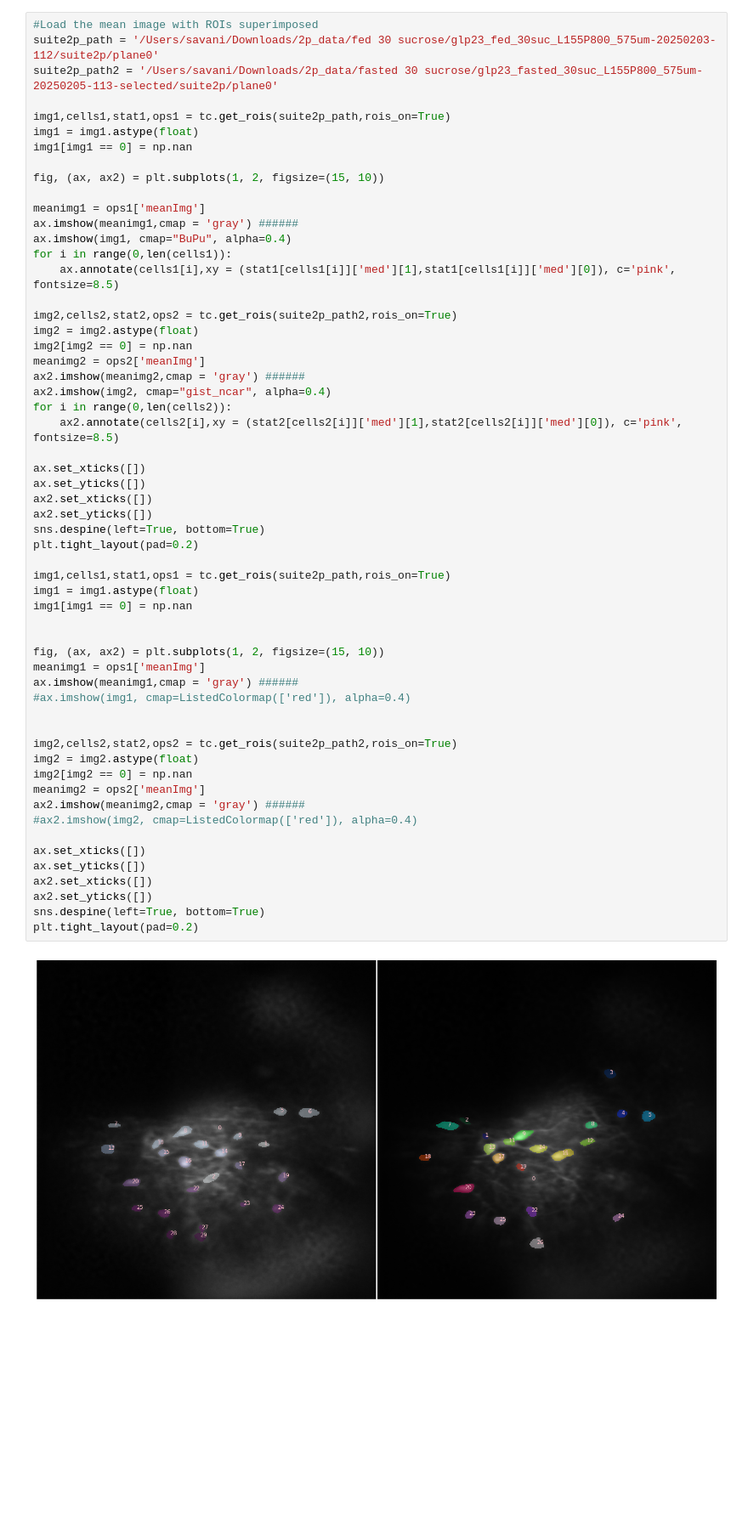
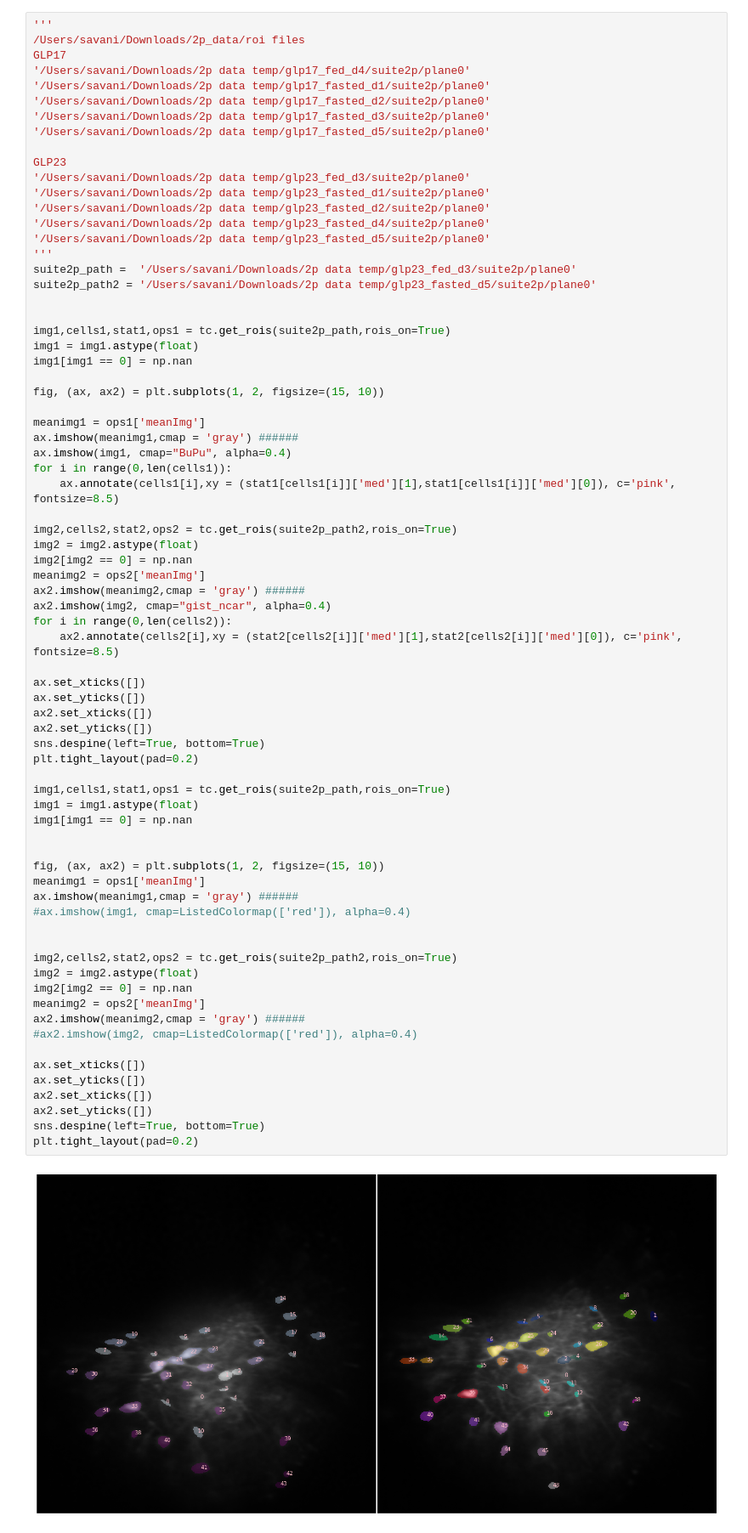
Before and after one commit to RohanSavani/PVN_GLP1R_2P, a Jupyter notebook: src/notebooks/ROIviz.ipynb, the cells around one changed output. Shown: that part at 85% size. Drawn from its saved outputs; the diff is of its cells as text; blank space fills up the shorter version.

```diff
--- a/src/notebooks/ROIviz.ipynb
+++ b/src/notebooks/ROIviz.ipynb
@@ -20,9 +20,25 @@ import trackcells as tc
 
 # NOTE: 1.2495 microns per pixel
 # %%
-#Load the mean image with ROIs superimposed
-suite2p_path = '/Users/savani/Downloads/2p_data/fed 30 sucrose/glp23_fed_30suc_L155P800_575um-20250203-112/suite2p/plane0'
-suite2p_path2 = '/Users/savani/Downloads/2p_data/fasted 30 sucrose/glp23_fasted_30suc_L155P800_575um-20250205-113-selected/suite2p/plane0'
+'''
+/Users/savani/Downloads/2p_data/roi files
+GLP17
+'/Users/savani/Downloads/2p data temp/glp17_fed_d4/suite2p/plane0'
+'/Users/savani/Downloads/2p data temp/glp17_fasted_d1/suite2p/plane0'
+'/Users/savani/Downloads/2p data temp/glp17_fasted_d2/suite2p/plane0'
+'/Users/savani/Downloads/2p data temp/glp17_fasted_d3/suite2p/plane0'
+'/Users/savani/Downloads/2p data temp/glp17_fasted_d5/suite2p/plane0'
+
+GLP23
+'/Users/savani/Downloads/2p data temp/glp23_fed_d3/suite2p/plane0'
+'/Users/savani/Downloads/2p data temp/glp23_fasted_d1/suite2p/plane0'
+'/Users/savani/Downloads/2p data temp/glp23_fasted_d2/suite2p/plane0'
+'/Users/savani/Downloads/2p data temp/glp23_fasted_d4/suite2p/plane0'
+'/Users/savani/Downloads/2p data temp/glp23_fasted_d5/suite2p/plane0'
+'''
+suite2p_path =  '/Users/savani/Downloads/2p data temp/glp23_fed_d3/suite2p/plane0'
+suite2p_path2 = '/Users/savani/Downloads/2p data temp/glp23_fasted_d5/suite2p/plane0'
+
 
 img1,cells1,stat1,ops1 = tc.get_rois(suite2p_path,rois_on=True)
 img1 = img1.astype(float)
@@ -50,31 +66,31 @@ ax.set_yticks([])
 ax2.set_xticks([])
 ax2.set_yticks([])
 sns.despine(left=True, bottom=True)
 plt.tight_layout(pad=0.2)
 
 img1,cells1,stat1,ops1 = tc.get_rois(suite2p_path,rois_on=True)
 img1 = img1.astype(float)
 img1[img1 == 0] = np.nan
 
 
 fig, (ax, ax2) = plt.subplots(1, 2, figsize=(15, 10))
 meanimg1 = ops1['meanImg']
 ax.imshow(meanimg1,cmap = 'gray') ######
 #ax.imshow(img1, cmap=ListedColormap(['red']), alpha=0.4)
 
 
 img2,cells2,stat2,ops2 = tc.get_rois(suite2p_path2,rois_on=True)
 img2 = img2.astype(float)
 img2[img2 == 0] = np.nan
 meanimg2 = ops2['meanImg']
 ax2.imshow(meanimg2,cmap = 'gray') ######
 #ax2.imshow(img2, cmap=ListedColormap(['red']), alpha=0.4)
 
 ax.set_xticks([])
 ax.set_yticks([])
 ax2.set_xticks([])
 ax2.set_yticks([])
 sns.despine(left=True, bottom=True)
 plt.tight_layout(pad=0.2)
 # %% [output]
-[figure, old version]
+[figure, new version]
```
Also changed, not shown: parts of 1 cell of this notebook, 2 other files.
